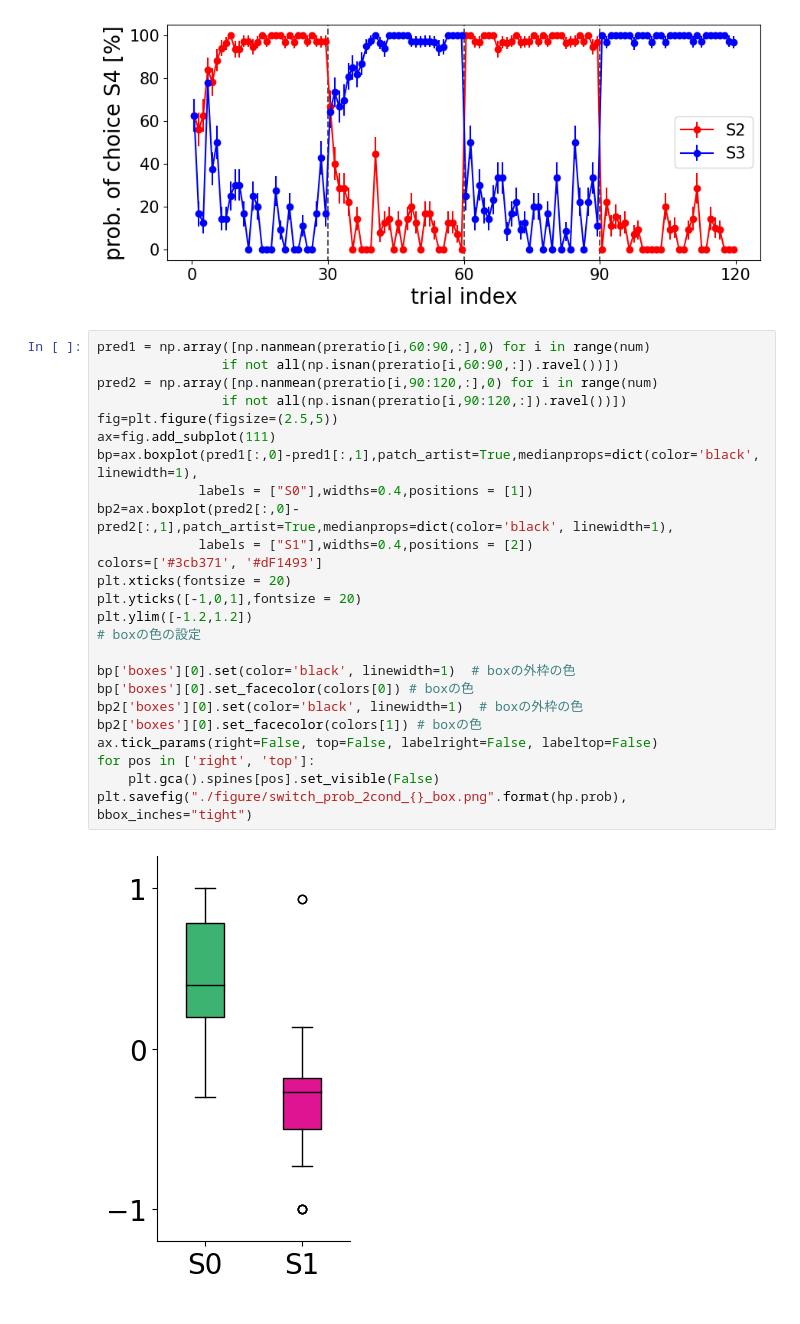
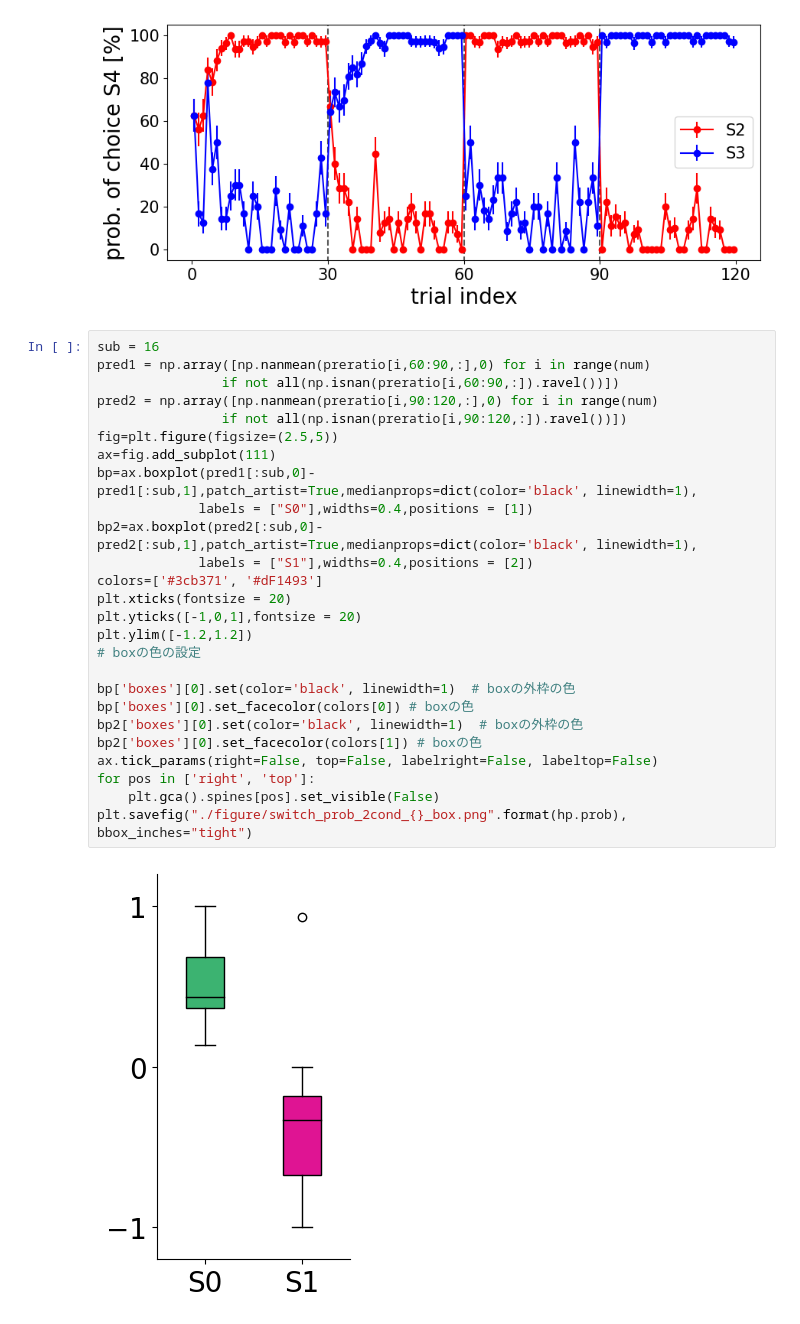
Before and after one commit to toppo365/flexiblemodel, a Jupyter notebook: switch_prob_2cond_0.8.ipynb, the cells around one changed output. Cells and saved outputs as stored; diff of their text form.

```diff
--- a/switch_prob_2cond_0.8.ipynb
+++ b/switch_prob_2cond_0.8.ipynb
@@ -249,29 +249,30 @@ plt.savefig("./figure/switch_prob_2cond_{}_choice.png".format(hp.prob), bbox_inc
 # %% [output]
 [figure]
 # %%
+sub = 16
 pred1 = np.array([np.nanmean(preratio[i,60:90,:],0) for i in range(num)
                 if not all(np.isnan(preratio[i,60:90,:]).ravel())])
 pred2 = np.array([np.nanmean(preratio[i,90:120,:],0) for i in range(num)
                 if not all(np.isnan(preratio[i,90:120,:]).ravel())])
 fig=plt.figure(figsize=(2.5,5))
 ax=fig.add_subplot(111)
-bp=ax.boxplot(pred1[:,0]-pred1[:,1],patch_artist=True,medianprops=dict(color='black', linewidth=1),
+bp=ax.boxplot(pred1[:sub,0]-pred1[:sub,1],patch_artist=True,medianprops=dict(color='black', linewidth=1),
              labels = ["S0"],widths=0.4,positions = [1])
-bp2=ax.boxplot(pred2[:,0]-pred2[:,1],patch_artist=True,medianprops=dict(color='black', linewidth=1),
+bp2=ax.boxplot(pred2[:sub,0]-pred2[:sub,1],patch_artist=True,medianprops=dict(color='black', linewidth=1),
              labels = ["S1"],widths=0.4,positions = [2])
 colors=['#3cb371', '#dF1493']
 plt.xticks(fontsize = 20)
 plt.yticks([-1,0,1],fontsize = 20)
 plt.ylim([-1.2,1.2])
 # boxの色の設定
 
 bp['boxes'][0].set(color='black', linewidth=1)  # boxの外枠の色
 bp['boxes'][0].set_facecolor(colors[0]) # boxの色
 bp2['boxes'][0].set(color='black', linewidth=1)  # boxの外枠の色
 bp2['boxes'][0].set_facecolor(colors[1]) # boxの色
 ax.tick_params(right=False, top=False, labelright=False, labeltop=False)
 for pos in ['right', 'top']:
     plt.gca().spines[pos].set_visible(False)
 plt.savefig("./figure/switch_prob_2cond_{}_box.png".format(hp.prob), bbox_inches="tight")
 # %% [output]
-[figure, old version]
+[figure, new version]
```
Also changed, not shown: parts of 3 cells of this notebook, 1 other file.
